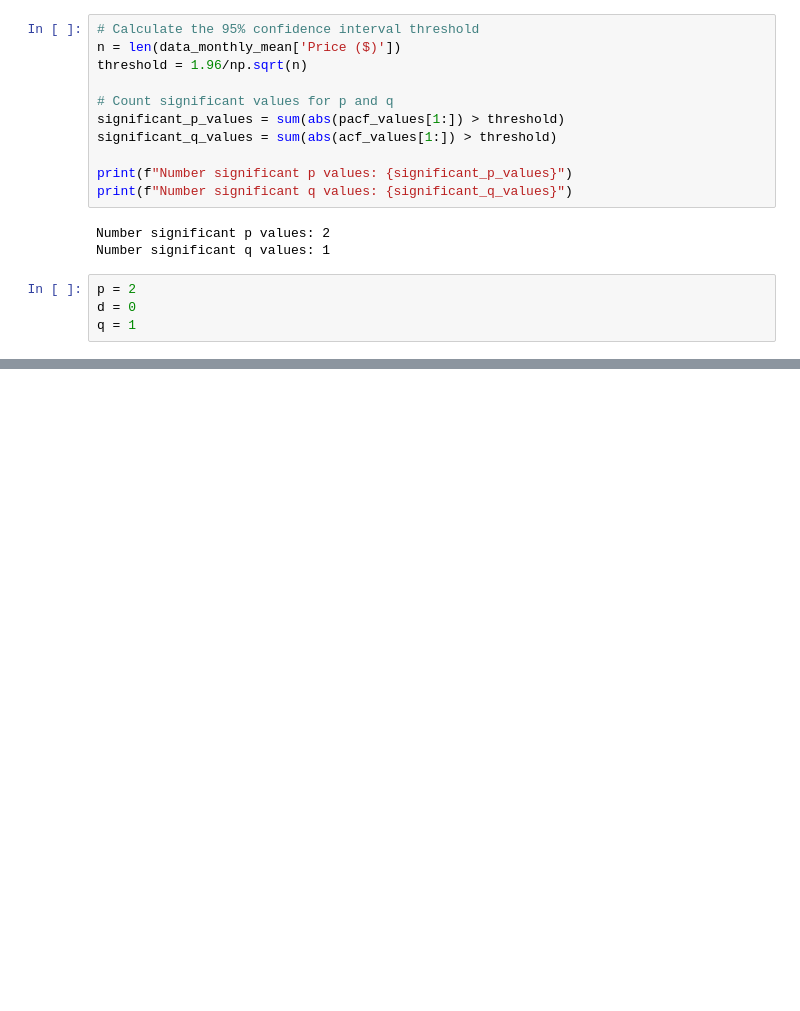
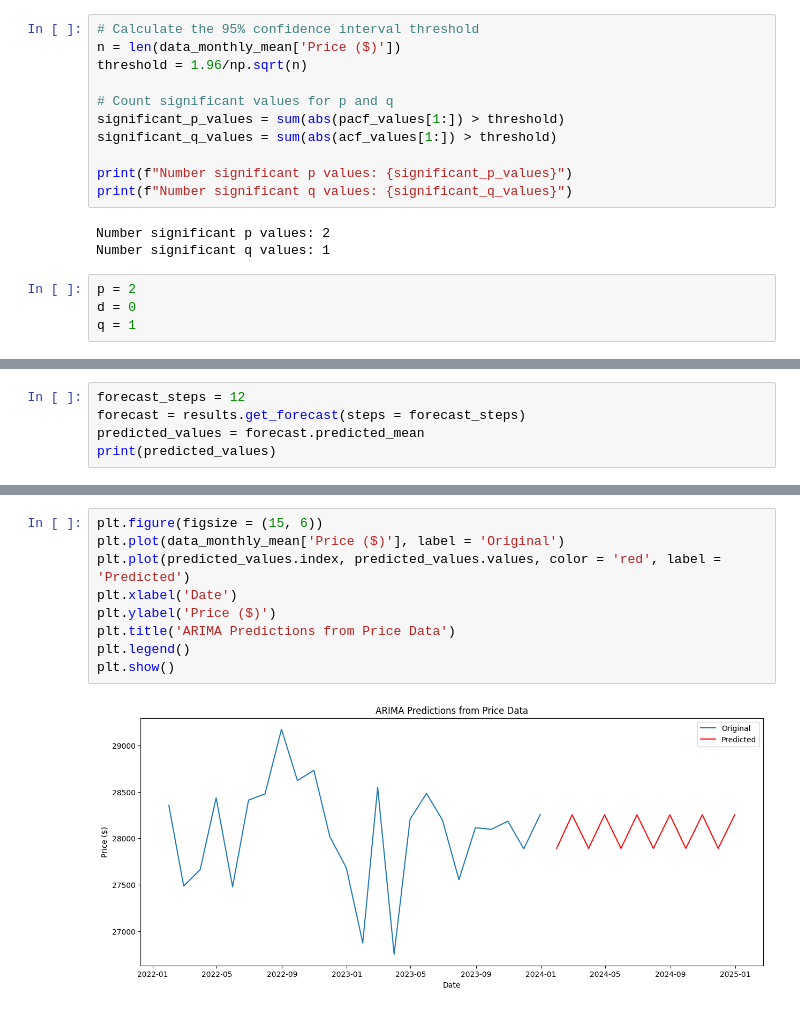
Before and after one commit to YapWH/EZAutoMate, a Jupyter notebook: Statistic.ipynb, the cells around one changed output, grey strips where cells are left out. Cells and saved outputs as stored; diff of their text form; blank space fills up the shorter version.

```diff
--- a/Statistic.ipynb
+++ b/Statistic.ipynb
@@ -725,0 +763,5 @@ Warnings:
+# %%
+forecast_steps = 12
+forecast = results.get_forecast(steps = forecast_steps)
+predicted_values = forecast.predicted_mean
+print(predicted_values)
@@ -725,0 +782,11 @@ Warnings:
+# %%
+plt.figure(figsize = (15, 6))
+plt.plot(data_monthly_mean['Price ($)'], label = 'Original')
+plt.plot(predicted_values.index, predicted_values.values, color = 'red', label = 'Predicted')
+plt.xlabel('Date')
+plt.ylabel('Price ($)')
+plt.title('ARIMA Predictions from Price Data')
+plt.legend()
+plt.show()
+# %% [output]
+[figure, added]
```
Also changed, not shown: parts of 12 cells of this notebook.
